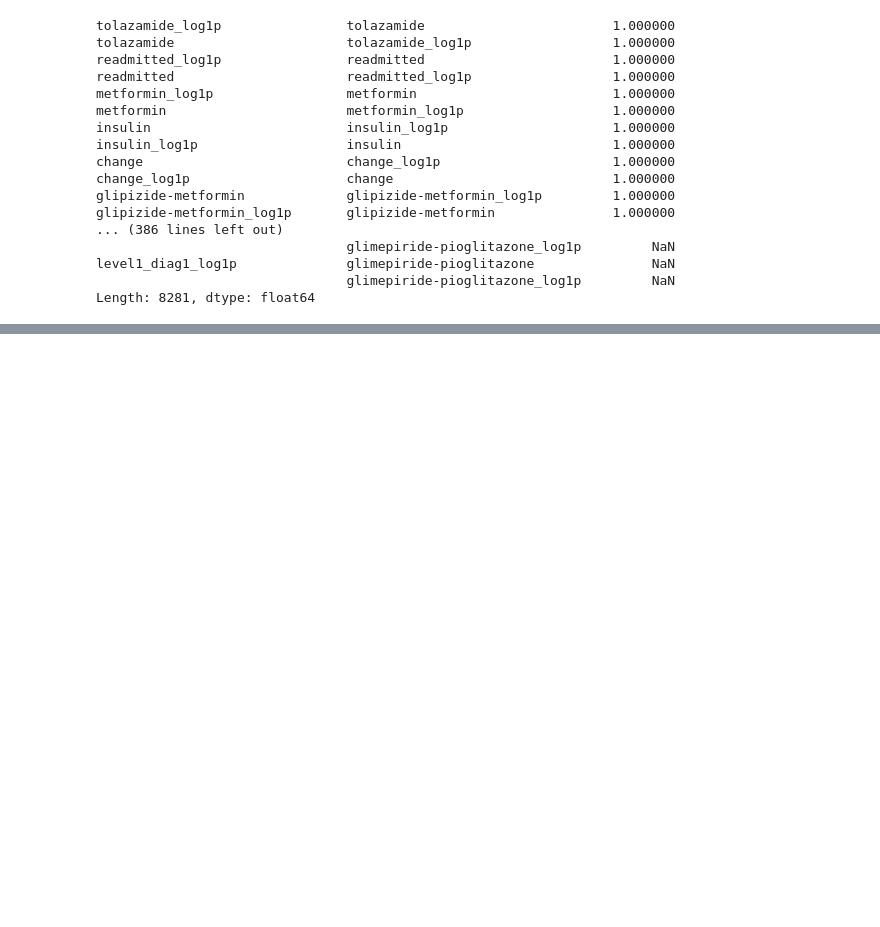
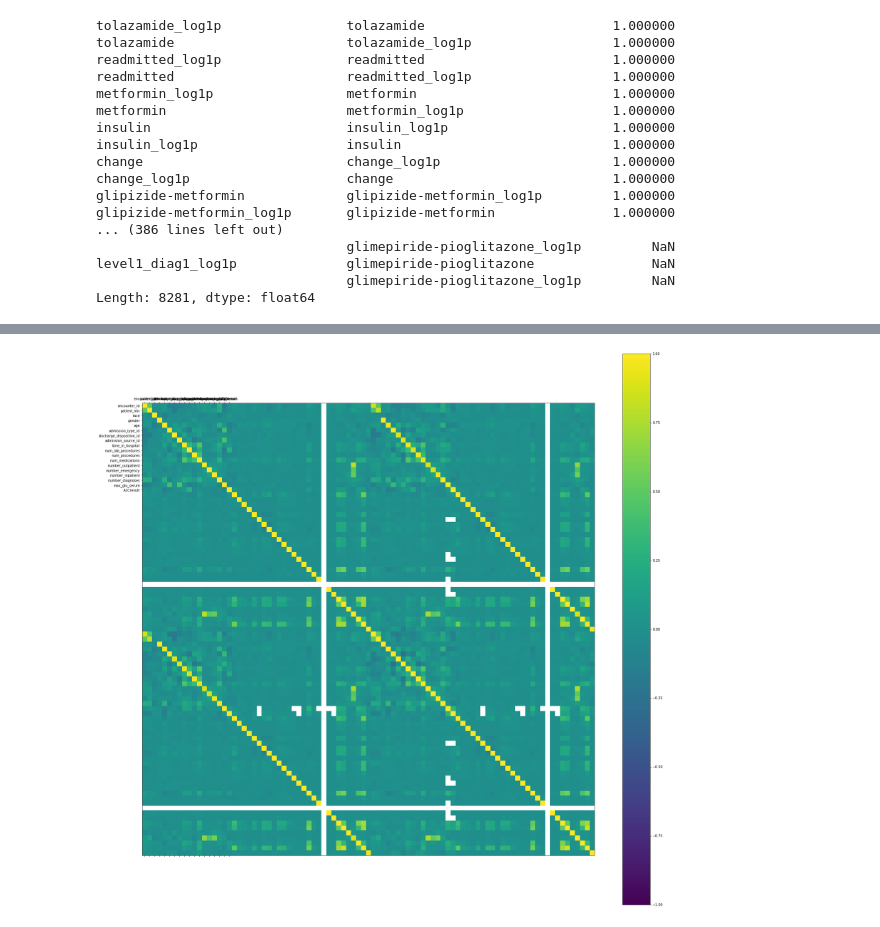
Before and after one commit to stoilyanchev/Prediction_of_hospital_readmission_in_diabetic_inpatients, a Jupyter notebook: Prediction_of_hospital_readmission_in_diabetic_inpatients.ipynb, the cells around one changed output, grey strips where cells are left out. Drawn from its saved outputs; the diff is of its cells as text; code cells hidden in the pictures; blank space fills up the shorter version.

Commit message:
Cleared all data and added some correlations
Updated data is recorded in diabetes_data_preprocessed_dropped_duplicates_1.csv

```diff
--- a/Prediction_of_hospital_readmission_in_diabetic_inpatients.ipynb
+++ b/Prediction_of_hospital_readmission_in_diabetic_inpatients.ipynb
@@ -605,3 +605,6 @@ glipizide-metformin_log1p       glipizide-metformin               1.000000
 level1_diag1_log1p              glimepiride-pioglitazone               NaN
                                 glimepiride-pioglitazone_log1p         NaN
 Length: 8281, dtype: float64
+# %%
+correlations = dfTest.corr()
+correlations
@@ -607,0 +630,19 @@ Length: 8281, dtype: float64
+# %%
+import matplotlib.pyplot as plt
+import numpy as np
+
+# plot correlation matrix
+
+names = list(correlations.columns)
+fig = plt.figure(figsize=[30,30])
+ax = fig.add_subplot(111)
+cax = ax.matshow(correlations, vmin=-1, vmax=1)
+fig.colorbar(cax)
+ticks = np.arange(0,18,1)
+ax.set_xticks(ticks)
+ax.set_yticks(ticks)
+ax.set_xticklabels(names)
+ax.set_yticklabels(names)
+plt.show()
+# %% [output]
+[figure, added]
```
Also changed, not shown: parts of 23 cells of this notebook.
